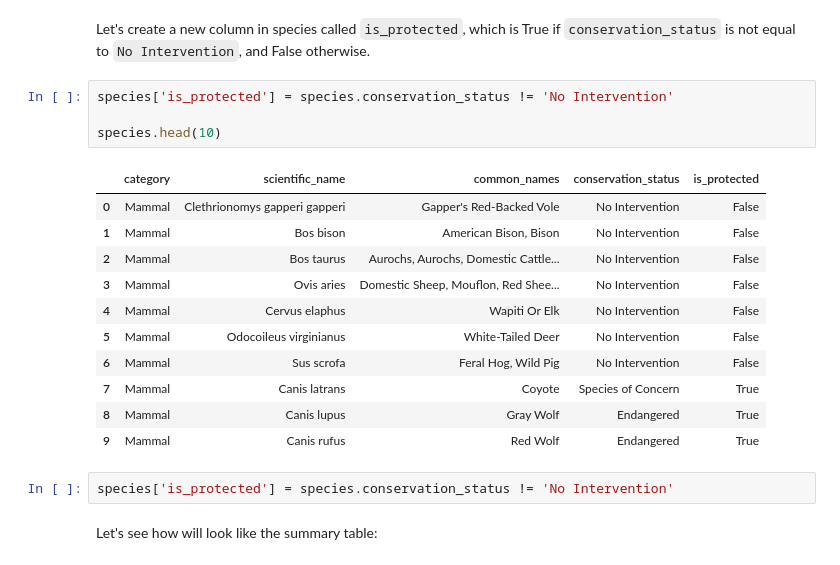
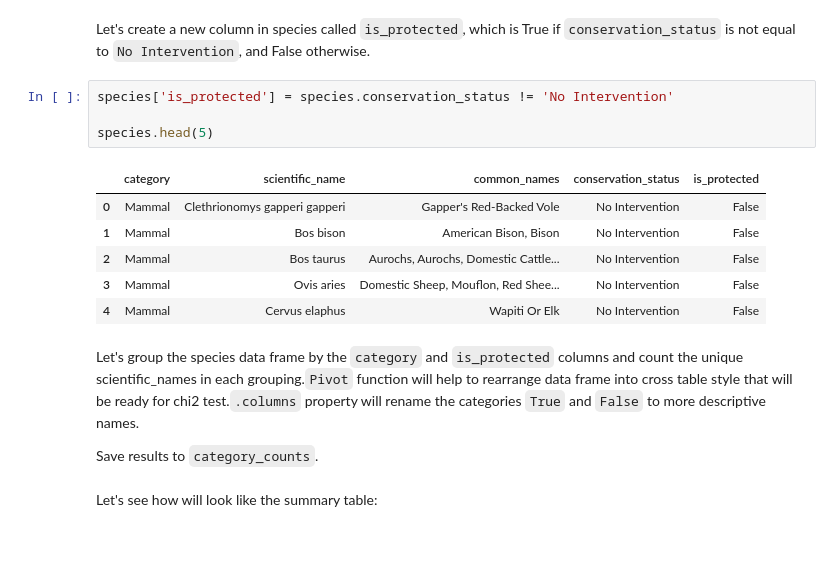
Before and after one commit to Kate-Pol/Biodiversity-in-National-Parks, a Jupyter notebook: biodiversity_.ipynb, the cells around one changed output. Saved outputs shown, nothing was run; the diff lists cells and outputs as text.

```diff
--- a/biodiversity_.ipynb
+++ b/biodiversity_.ipynb
@@ -248,21 +248,18 @@ Let's create a new column in species called `is_protected`, which is True if `co
 # %%
 species['is_protected'] = species.conservation_status != 'No Intervention'
 
-species.head(10)
+species.head(5)
 # %% [output]
 |  | category | scientific_name | common_names | conservation_status | is_protected |
 | 0 | Mammal | Clethrionomys gapperi gapperi | Gapper's Red-Backed Vole | No Intervention | False |
 | 1 | Mammal | Bos bison | American Bison, Bison | No Intervention | False |
 | 2 | Mammal | Bos taurus | Aurochs, Aurochs, Domestic Cattle... | No Intervention | False |
 | 3 | Mammal | Ovis aries | Domestic Sheep, Mouflon, Red Shee... | No Intervention | False |
 | 4 | Mammal | Cervus elaphus | Wapiti Or Elk | No Intervention | False |
-| 5 | Mammal | Odocoileus virginianus | White-Tailed Deer | No Intervention | False |
-| 6 | Mammal | Sus scrofa | Feral Hog, Wild Pig | No Intervention | False |
-| 7 | Mammal | Canis latrans | Coyote | Species of Concern | True |
-| 8 | Mammal | Canis lupus | Gray Wolf | Endangered | True |
-| 9 | Mammal | Canis rufus | Red Wolf | Endangered | True |
-# %%
-species['is_protected'] = species.conservation_status != 'No Intervention'
+# %% [markdown]
+Let's group the species data frame by the `category` and `is_protected` columns and count the unique scientific_names in each grouping.`Pivot` function will help to rearrange data frame into cross table style that will be ready for chi2 test.`.columns` property will rename the categories `True` and `False` to more descriptive names.
+
+Save results to `category_counts`.
 # %% [markdown]
 Let's see how will look like the summary table:
 # %%
```
Also changed, not shown: parts of 4 cells of this notebook.
